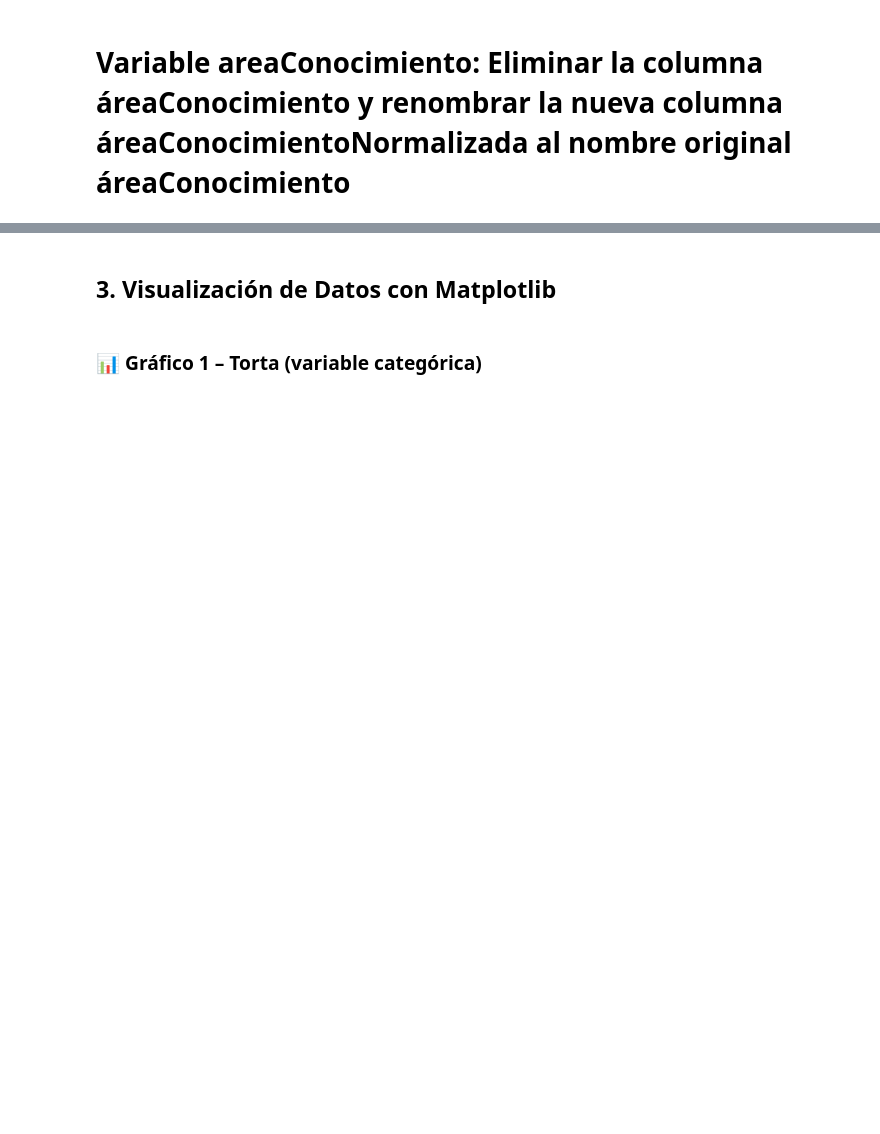
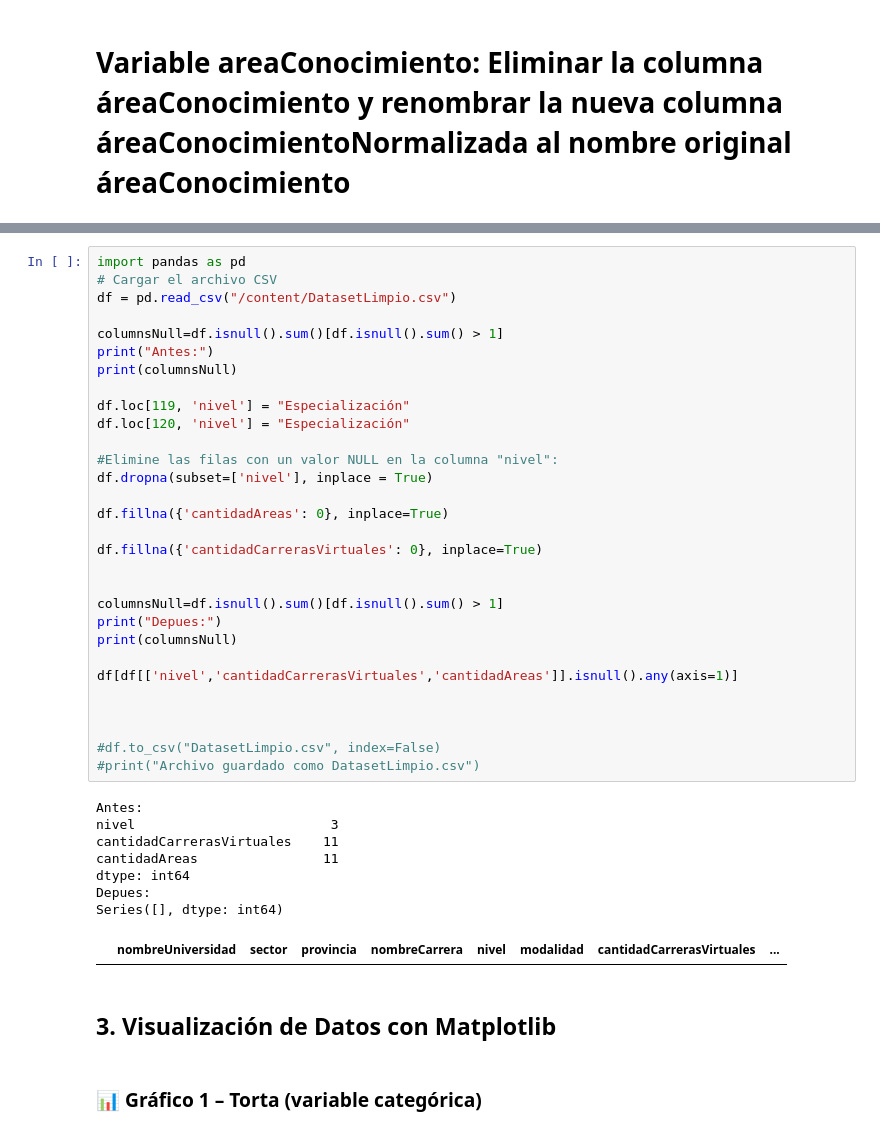
Before and after one commit to Nico0626/Analista-de-datos, a Jupyter notebook: Documentacion/limpieza.ipynb, the cells around one changed output, grey strips where cells are left out. Saved outputs shown, nothing was run; the diff lists cells and outputs as text; blank space fills up the shorter version.

```diff
--- a/Documentacion/limpieza.ipynb
+++ b/Documentacion/limpieza.ipynb
@@ -800,3 +833,42 @@ DatasetLimpio actualizado.csv
+# %%
+import pandas as pd
+# Cargar el archivo CSV
+df = pd.read_csv("/content/DatasetLimpio.csv")
+
+columnsNull=df.isnull().sum()[df.isnull().sum() > 1]
+print("Antes:")
+print(columnsNull)
+
+df.loc[119, 'nivel'] = "Especialización"
+df.loc[120, 'nivel'] = "Especialización"
+
+#Elimine las filas con un valor NULL en la columna "nivel":
+df.dropna(subset=['nivel'], inplace = True)
+
+df.fillna({'cantidadAreas': 0}, inplace=True)
+
+df.fillna({'cantidadCarrerasVirtuales': 0}, inplace=True)
+
+
+columnsNull=df.isnull().sum()[df.isnull().sum() > 1]
+print("Depues:")
+print(columnsNull)
+
+df[df[['nivel','cantidadCarrerasVirtuales','cantidadAreas']].isnull().any(axis=1)]
+
+
+
+#df.to_csv("DatasetLimpio.csv", index=False)
+#print("Archivo guardado como DatasetLimpio.csv")
+# %% [output]
+Antes:
+nivel                         3
+cantidadCarrerasVirtuales    11
+cantidadAreas                11
+dtype: int64
+Depues:
+Series([], dtype: int64)
+|  | nombreUniversidad | sector | provincia | nombreCarrera | nivel | modalidad | cantidadCarrerasVirtuales | ... |
 # %% [markdown]
 
 ## 3. Visualización de Datos con Matplotlib
```
Also changed, not shown: parts of 4 cells of this notebook.
